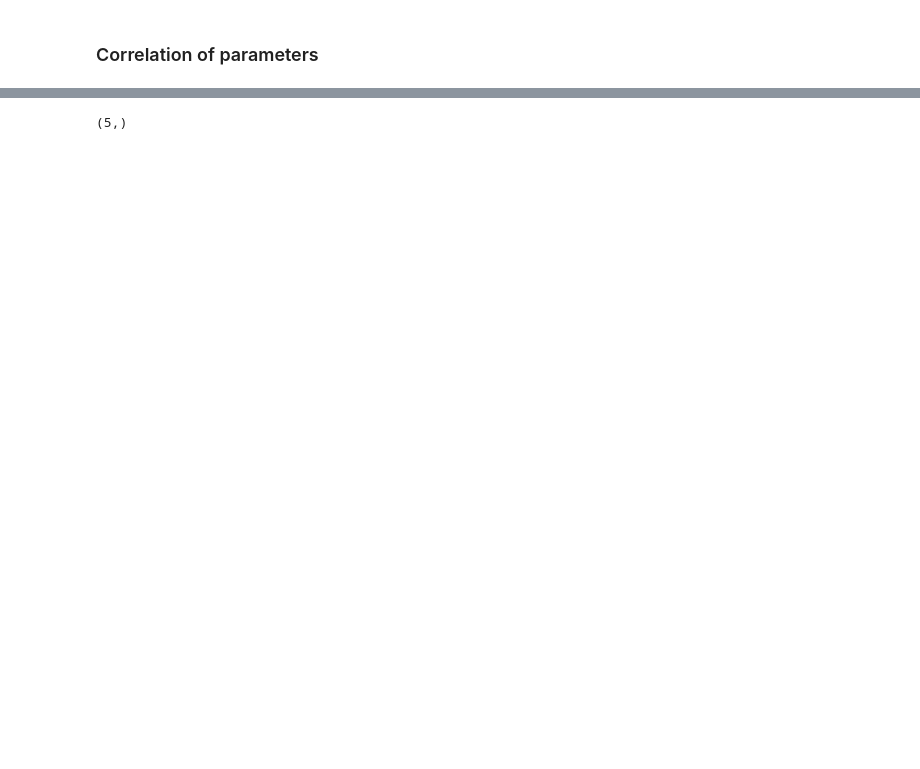
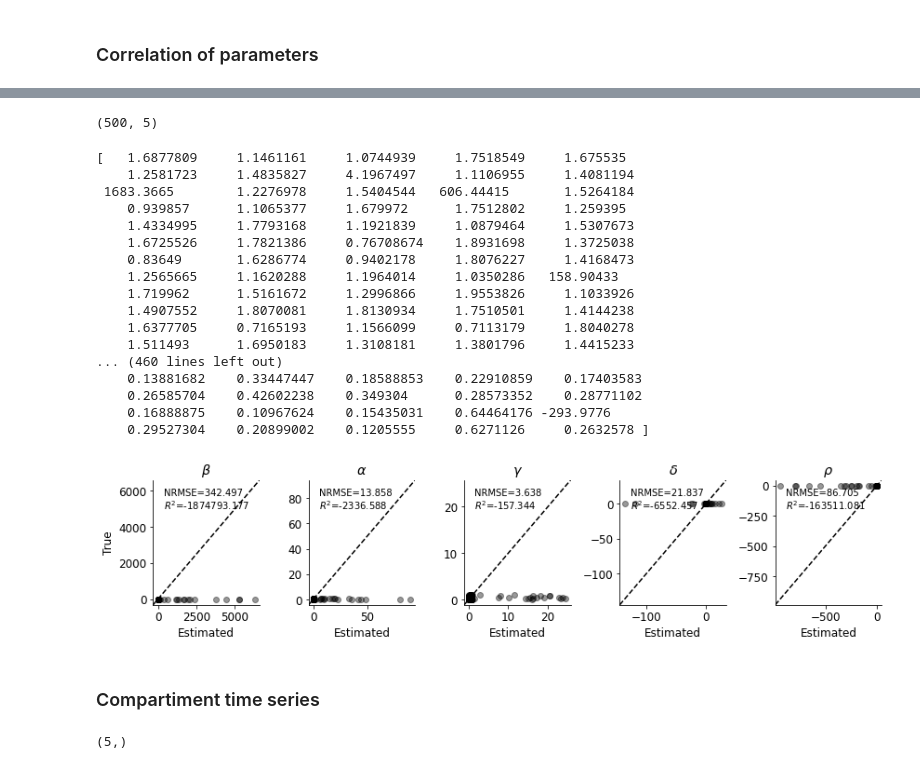
Before and after one commit to juan190199/InfectiousDiseases, a Jupyter notebook: InfectiousDisease/regression_model.ipynb, the cells around one changed output, grey strips where cells are left out. Saved outputs shown, nothing was run; the diff lists cells and outputs as text; code cells hidden in the pictures; blank space fills up the shorter version.

```diff
--- a/InfectiousDisease/regression_model.ipynb
+++ b/InfectiousDisease/regression_model.ipynb
@@ -192,0 +207,7 @@ plot_correlation_parameters(comp_parameters, comp_parameter_names)
+# %%
+# Select random sample
+rand_sample_idx = np.random.choice(theta_samples.shape[0], 1, replace=False)
+sel_sample = theta_samples[rand_sample_idx].squeeze()
+print(sel_sample.shape)
+# %% [output]
+(500, 5)
@@ -193,3 +222,26 @@ plot_correlation_parameters(comp_parameters, comp_parameter_names)
+# %%
+plot_true_est_scatter(model, ts, sel_sample, n_samples_posterior, parameter_names, figsize=(12, 3))
+# %% [output]
+[   1.6877809     1.1461161     1.0744939     1.7518549     1.675535
+    1.2581723     1.4835827     4.1967497     1.1106955     1.4081194
+ 1683.3665        1.2276978     1.5404544   606.44415       1.5264184
+    0.939857      1.1065377     1.679972      1.7512802     1.259395
+    1.4334995     1.7793168     1.1921839     1.0879464     1.5307673
+    1.6725526     1.7821386     0.76708674    1.8931698     1.3725038
+    0.83649       1.6286774     0.9402178     1.8076227     1.4168473
+    1.2565665     1.1620288     1.1964014     1.0350286   158.90433
+    1.719962      1.5161672     1.2996866     1.9553826     1.1033926
+    1.4907552     1.8070081     1.8130934     1.7510501     1.4144238
+    1.6377705     0.7165193     1.1566099     0.7113179     1.8040278
+    1.511493      1.6950183     1.3108181     1.3801796     1.4415233
+... (460 lines left out)
+    0.13881682    0.33447447    0.18588853    0.22910859    0.17403583
+    0.26585704    0.42602238    0.349304      0.28573352    0.28771102
+    0.16888875    0.10967624    0.15435031    0.64464176 -293.9776
+    0.29527304    0.20899002    0.1205555     0.6271126     0.2632578 ]
+[figure, added]
+# %% [markdown]
+### Compartiment time series
 # %%
 n_samples = 2000
 theta_samples = model.sample(x_test, n_samples_posterior, to_numpy=True)
```
Also changed, not shown: parts of 20 cells of this notebook.
